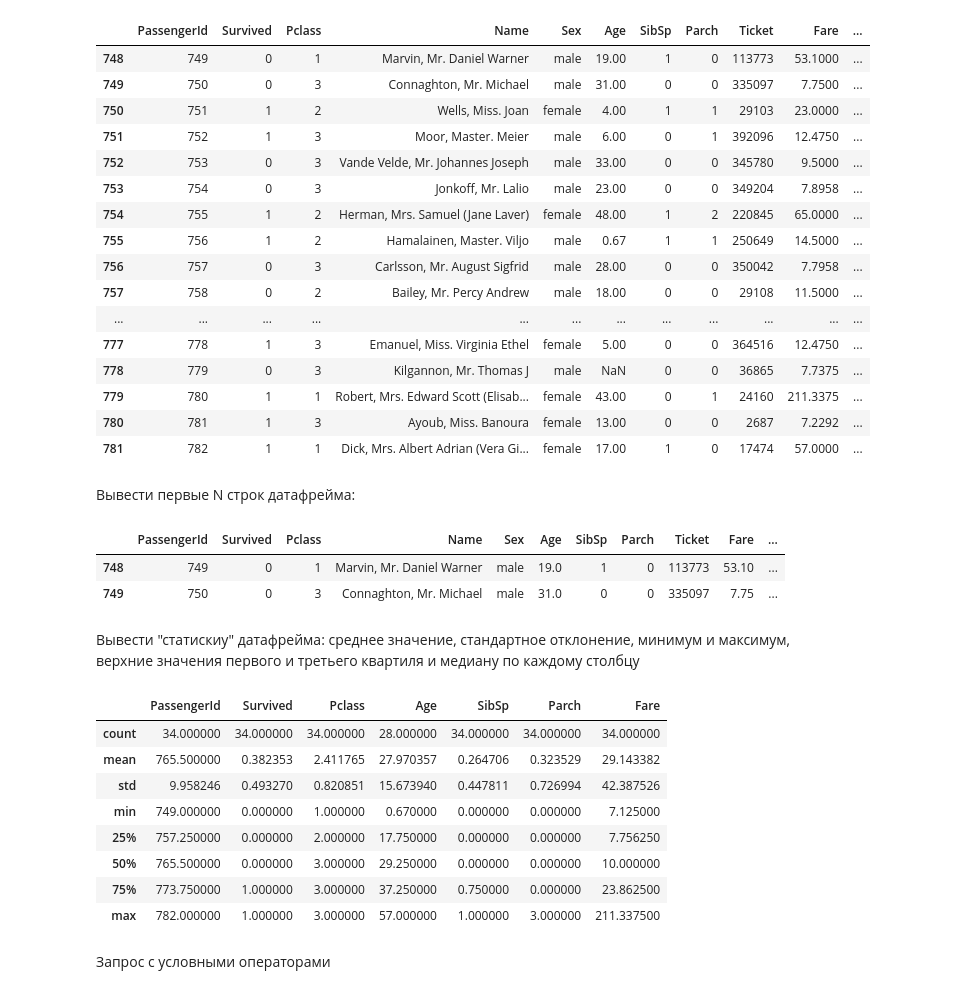
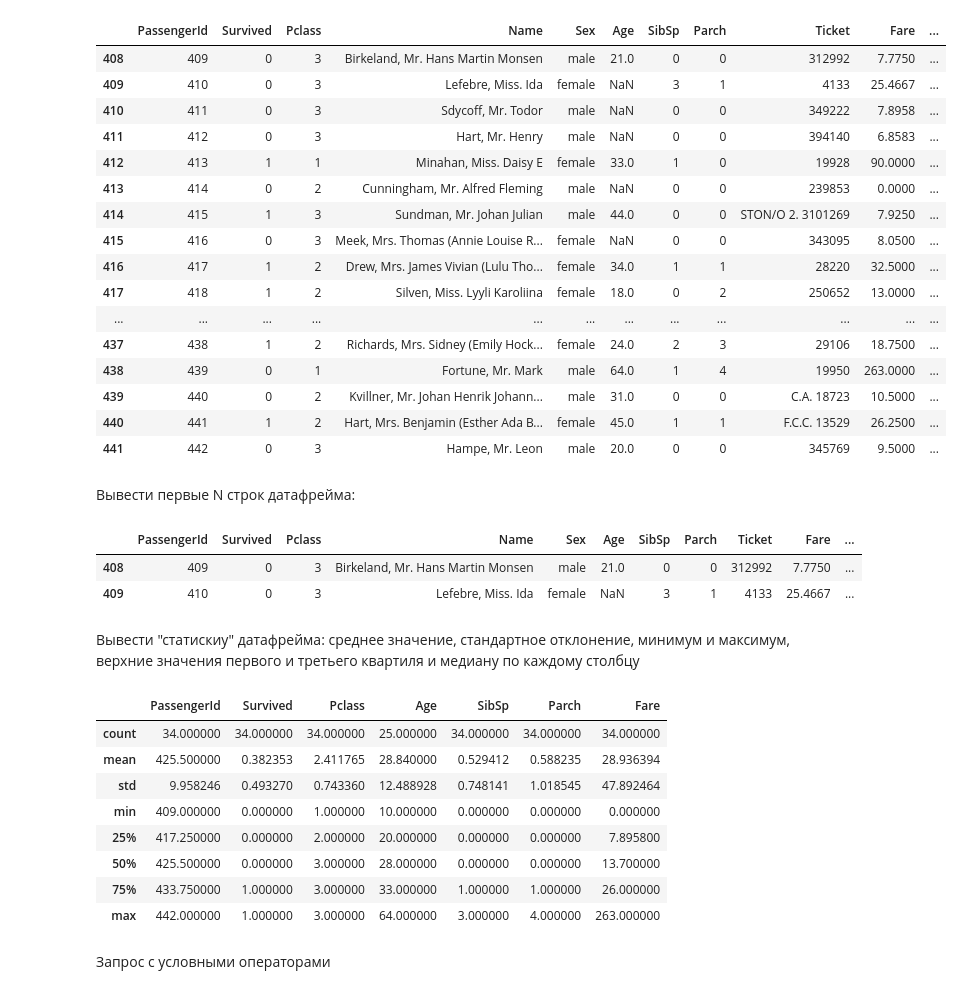
Before and after one commit to Imnarka/-MachineLearning_Lab, a Jupyter notebook: lab1/notebooks/lab1.ipynb, the cells around one changed output. Cells and saved outputs as stored; diff of their text form; code cells hidden in the pictures.

```diff
--- a/lab1/notebooks/lab1.ipynb
+++ b/lab1/notebooks/lab1.ipynb
@@ -3,49 +3,49 @@ import os
 import pandas as pd
 import math
 # %%
-OPTION = 23
+OPTION = 13
 df = pd.read_csv(os.path.join(os.path.abspath('..'), './data/Data_laba_1_ML.csv')).iloc[34 * (OPTION - 1): OPTION * 34]
 df
 # %% [output]
 |  | PassengerId | Survived | Pclass | Name | Sex | Age | SibSp | Parch | Ticket | Fare | ... |
-| 748 | 749 | 0 | 1 | Marvin, Mr. Daniel Warner | male | 19.00 | 1 | 0 | 113773 | 53.1000 | ... |
-| 749 | 750 | 0 | 3 | Connaghton, Mr. Michael | male | 31.00 | 0 | 0 | 335097 | 7.7500 | ... |
-| 750 | 751 | 1 | 2 | Wells, Miss. Joan | female | 4.00 | 1 | 1 | 29103 | 23.0000 | ... |
-| 751 | 752 | 1 | 3 | Moor, Master. Meier | male | 6.00 | 0 | 1 | 392096 | 12.4750 | ... |
-| 752 | 753 | 0 | 3 | Vande Velde, Mr. Johannes Joseph | male | 33.00 | 0 | 0 | 345780 | 9.5000 | ... |
-| 753 | 754 | 0 | 3 | Jonkoff, Mr. Lalio | male | 23.00 | 0 | 0 | 349204 | 7.8958 | ... |
-| 754 | 755 | 1 | 2 | Herman, Mrs. Samuel (Jane Laver) | female | 48.00 | 1 | 2 | 220845 | 65.0000 | ... |
-| 755 | 756 | 1 | 2 | Hamalainen, Master. Viljo | male | 0.67 | 1 | 1 | 250649 | 14.5000 | ... |
-| 756 | 757 | 0 | 3 | Carlsson, Mr. August Sigfrid | male | 28.00 | 0 | 0 | 350042 | 7.7958 | ... |
-| 757 | 758 | 0 | 2 | Bailey, Mr. Percy Andrew | male | 18.00 | 0 | 0 | 29108 | 11.5000 | ... |
+| 408 | 409 | 0 | 3 | Birkeland, Mr. Hans Martin Monsen | male | 21.0 | 0 | 0 | 312992 | 7.7750 | ... |
+| 409 | 410 | 0 | 3 | Lefebre, Miss. Ida | female | NaN | 3 | 1 | 4133 | 25.4667 | ... |
+| 410 | 411 | 0 | 3 | Sdycoff, Mr. Todor | male | NaN | 0 | 0 | 349222 | 7.8958 | ... |
+| 411 | 412 | 0 | 3 | Hart, Mr. Henry | male | NaN | 0 | 0 | 394140 | 6.8583 | ... |
+| 412 | 413 | 1 | 1 | Minahan, Miss. Daisy E | female | 33.0 | 1 | 0 | 19928 | 90.0000 | ... |
+| 413 | 414 | 0 | 2 | Cunningham, Mr. Alfred Fleming | male | NaN | 0 | 0 | 239853 | 0.0000 | ... |
+| 414 | 415 | 1 | 3 | Sundman, Mr. Johan Julian | male | 44.0 | 0 | 0 | STON/O 2. 3101269 | 7.9250 | ... |
+| 415 | 416 | 0 | 3 | Meek, Mrs. Thomas (Annie Louise R... | female | NaN | 0 | 0 | 343095 | 8.0500 | ... |
+| 416 | 417 | 1 | 2 | Drew, Mrs. James Vivian (Lulu Tho... | female | 34.0 | 1 | 1 | 28220 | 32.5000 | ... |
+| 417 | 418 | 1 | 2 | Silven, Miss. Lyyli Karoliina | female | 18.0 | 0 | 2 | 250652 | 13.0000 | ... |
 | ... | ... | ... | ... | ... | ... | ... | ... | ... | ... | ... | ... |
-| 777 | 778 | 1 | 3 | Emanuel, Miss. Virginia Ethel | female | 5.00 | 0 | 0 | 364516 | 12.4750 | ... |
-| 778 | 779 | 0 | 3 | Kilgannon, Mr. Thomas J | male | NaN | 0 | 0 | 36865 | 7.7375 | ... |
-| 779 | 780 | 1 | 1 | Robert, Mrs. Edward Scott (Elisab... | female | 43.00 | 0 | 1 | 24160 | 211.3375 | ... |
-| 780 | 781 | 1 | 3 | Ayoub, Miss. Banoura | female | 13.00 | 0 | 0 | 2687 | 7.2292 | ... |
-| 781 | 782 | 1 | 1 | Dick, Mrs. Albert Adrian (Vera Gi... | female | 17.00 | 1 | 0 | 17474 | 57.0000 | ... |
+| 437 | 438 | 1 | 2 | Richards, Mrs. Sidney (Emily Hock... | female | 24.0 | 2 | 3 | 29106 | 18.7500 | ... |
+| 438 | 439 | 0 | 1 | Fortune, Mr. Mark | male | 64.0 | 1 | 4 | 19950 | 263.0000 | ... |
+| 439 | 440 | 0 | 2 | Kvillner, Mr. Johan Henrik Johann... | male | 31.0 | 0 | 0 | C.A. 18723 | 10.5000 | ... |
+| 440 | 441 | 1 | 2 | Hart, Mrs. Benjamin (Esther Ada B... | female | 45.0 | 1 | 1 | F.C.C. 13529 | 26.2500 | ... |
+| 441 | 442 | 0 | 3 | Hampe, Mr. Leon | male | 20.0 | 0 | 0 | 345769 | 9.5000 | ... |
 # %% [markdown]
 Вывести первые N строк датафрейма:
 # %%
 df.head(n=2) # по умолчанию 5
 # %% [output]
 |  | PassengerId | Survived | Pclass | Name | Sex | Age | SibSp | Parch | Ticket | Fare | ... |
-| 748 | 749 | 0 | 1 | Marvin, Mr. Daniel Warner | male | 19.0 | 1 | 0 | 113773 | 53.10 | ... |
-| 749 | 750 | 0 | 3 | Connaghton, Mr. Michael | male | 31.0 | 0 | 0 | 335097 | 7.75 | ... |
+| 408 | 409 | 0 | 3 | Birkeland, Mr. Hans Martin Monsen | male | 21.0 | 0 | 0 | 312992 | 7.7750 | ... |
+| 409 | 410 | 0 | 3 | Lefebre, Miss. Ida | female | NaN | 3 | 1 | 4133 | 25.4667 | ... |
 # %% [markdown]
 Вывести "статискиу" датафрейма: среднее значение, стандартное отклонение, минимум и максимум, верхние значения первого и третьего квартиля и медиану по каждому столбцу
 # %%
 df.describe()
 # %% [output]
 |  | PassengerId | Survived | Pclass | Age | SibSp | Parch | Fare |
-| count | 34.000000 | 34.000000 | 34.000000 | 28.000000 | 34.000000 | 34.000000 | 34.000000 |
-| mean | 765.500000 | 0.382353 | 2.411765 | 27.970357 | 0.264706 | 0.323529 | 29.143382 |
-| std | 9.958246 | 0.493270 | 0.820851 | 15.673940 | 0.447811 | 0.726994 | 42.387526 |
-| min | 749.000000 | 0.000000 | 1.000000 | 0.670000 | 0.000000 | 0.000000 | 7.125000 |
-| 25% | 757.250000 | 0.000000 | 2.000000 | 17.750000 | 0.000000 | 0.000000 | 7.756250 |
-| 50% | 765.500000 | 0.000000 | 3.000000 | 29.250000 | 0.000000 | 0.000000 | 10.000000 |
-| 75% | 773.750000 | 1.000000 | 3.000000 | 37.250000 | 0.750000 | 0.000000 | 23.862500 |
-| max | 782.000000 | 1.000000 | 3.000000 | 57.000000 | 1.000000 | 3.000000 | 211.337500 |
+| count | 34.000000 | 34.000000 | 34.000000 | 25.000000 | 34.000000 | 34.000000 | 34.000000 |
+| mean | 425.500000 | 0.382353 | 2.411765 | 28.840000 | 0.529412 | 0.588235 | 28.936394 |
+| std | 9.958246 | 0.493270 | 0.743360 | 12.488928 | 0.748141 | 1.018545 | 47.892464 |
+| min | 409.000000 | 0.000000 | 1.000000 | 10.000000 | 0.000000 | 0.000000 | 0.000000 |
+| 25% | 417.250000 | 0.000000 | 2.000000 | 20.000000 | 0.000000 | 0.000000 | 7.895800 |
+| 50% | 425.500000 | 0.000000 | 3.000000 | 28.000000 | 0.000000 | 0.000000 | 13.700000 |
+| 75% | 433.750000 | 1.000000 | 3.000000 | 33.000000 | 1.000000 | 1.000000 | 26.000000 |
+| max | 442.000000 | 1.000000 | 3.000000 | 64.000000 | 3.000000 | 4.000000 | 263.000000 |
 # %% [markdown]
 Запрос с условными операторами
 # %%
```
Also changed, not shown: parts of 9 cells of this notebook, 1 other file.
